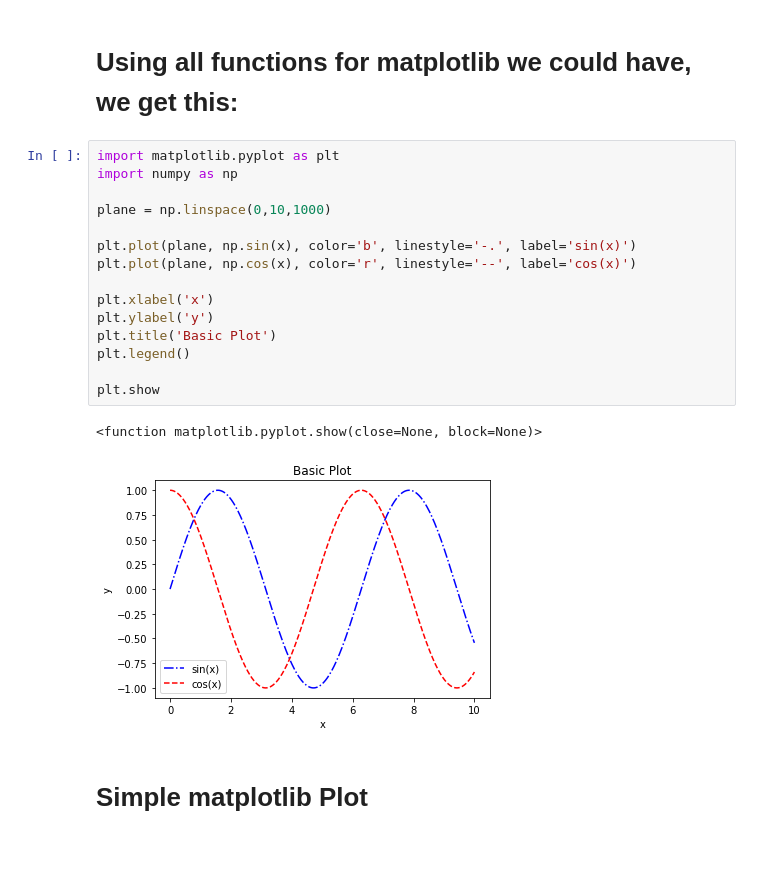
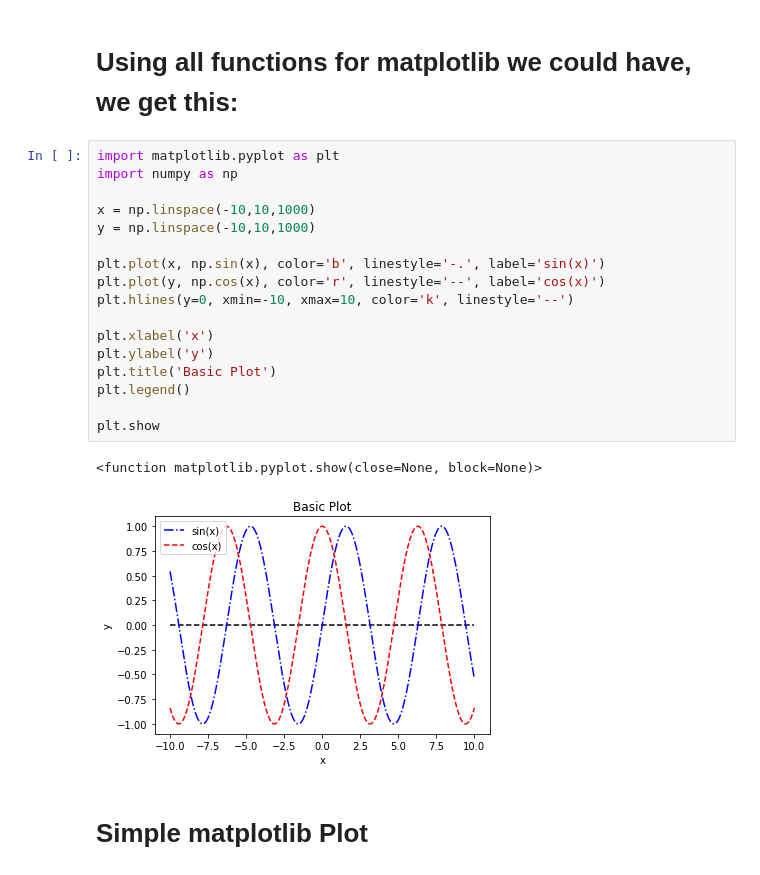
Before and after one commit to Coalemus/Python-Practice, a Jupyter notebook: .datascience/.Sololearn/basicplots.ipynb, the cells around one changed output. Drawn from its saved outputs; the diff is of its cells as text.

Commit message:
Added hlines in examples

```diff
--- a/.datascience/.Sololearn/basicplots.ipynb
+++ b/.datascience/.Sololearn/basicplots.ipynb
@@ -3,21 +3,23 @@
 # %%
 import matplotlib.pyplot as plt
 import numpy as np
 
-plane = np.linspace(0,10,1000)
+x = np.linspace(-10,10,1000)
+y = np.linspace(-10,10,1000)
 
-plt.plot(plane, np.sin(x), color='b', linestyle='-.', label='sin(x)')
-plt.plot(plane, np.cos(x), color='r', linestyle='--', label='cos(x)')
+plt.plot(x, np.sin(x), color='b', linestyle='-.', label='sin(x)')
+plt.plot(y, np.cos(x), color='r', linestyle='--', label='cos(x)')
+plt.hlines(y=0, xmin=-10, xmax=10, color='k', linestyle='--')
 
 plt.xlabel('x')
 plt.ylabel('y')
 plt.title('Basic Plot')
 plt.legend()
 
 plt.show
 # %% [output]
 <function matplotlib.pyplot.show(close=None, block=None)>
-[figure, old version]
+[figure, new version]
 # %% [markdown]
 # Simple matplotlib Plot
 # %%
```
Also changed, not shown: parts of 6 cells of this notebook.
